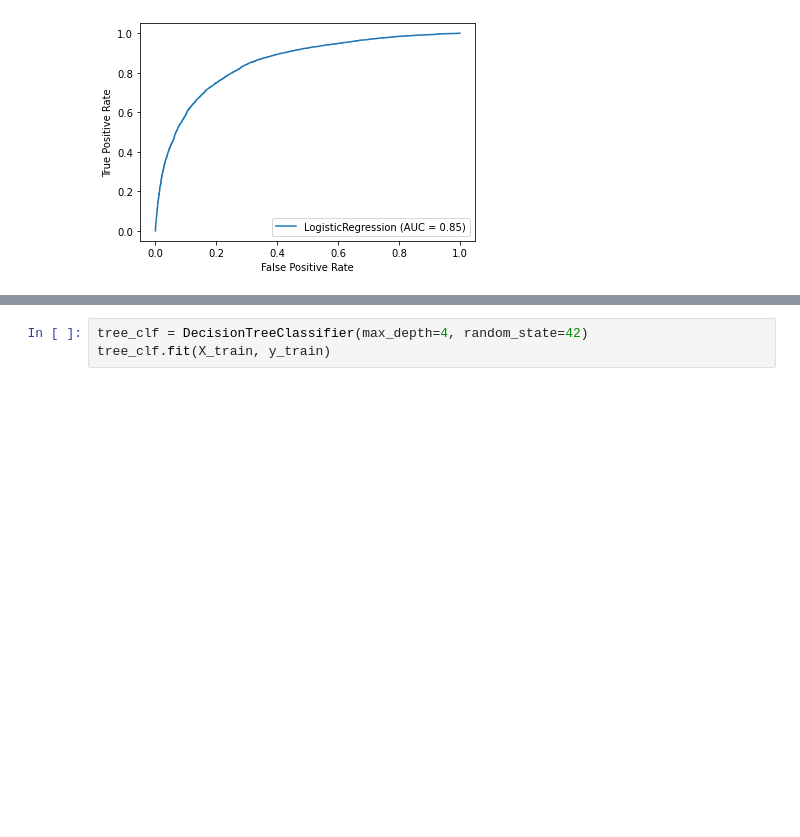
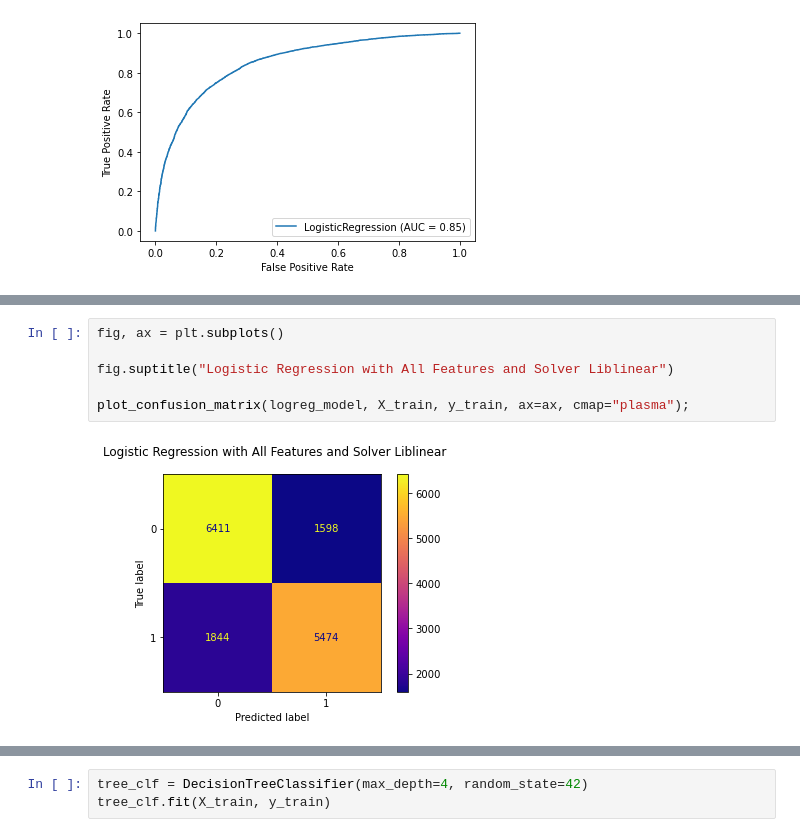
Before and after one commit to likej82/Probability-of-Receiving-Seasonal-Flu-Vaccination-Based-Off-Demographic, a Jupyter notebook: Wesnotebook.ipynb, the cells around one changed output, grey strips where cells are left out. Cells and saved outputs as stored; diff of their text form; blank space fills up the shorter version.

```diff
--- a/Wesnotebook.ipynb
+++ b/Wesnotebook.ipynb
@@ -1360,0 +1410,8 @@ Name: 21946, dtype: float64
+# %%
+fig, ax = plt.subplots()
+
+fig.suptitle("Logistic Regression with All Features and Solver Liblinear")
+
+plot_confusion_matrix(logreg_model, X_train, y_train, ax=ax, cmap="plasma");
+# %% [output]
+[figure, added]
```
Also changed, not shown: parts of 15 cells of this notebook.
